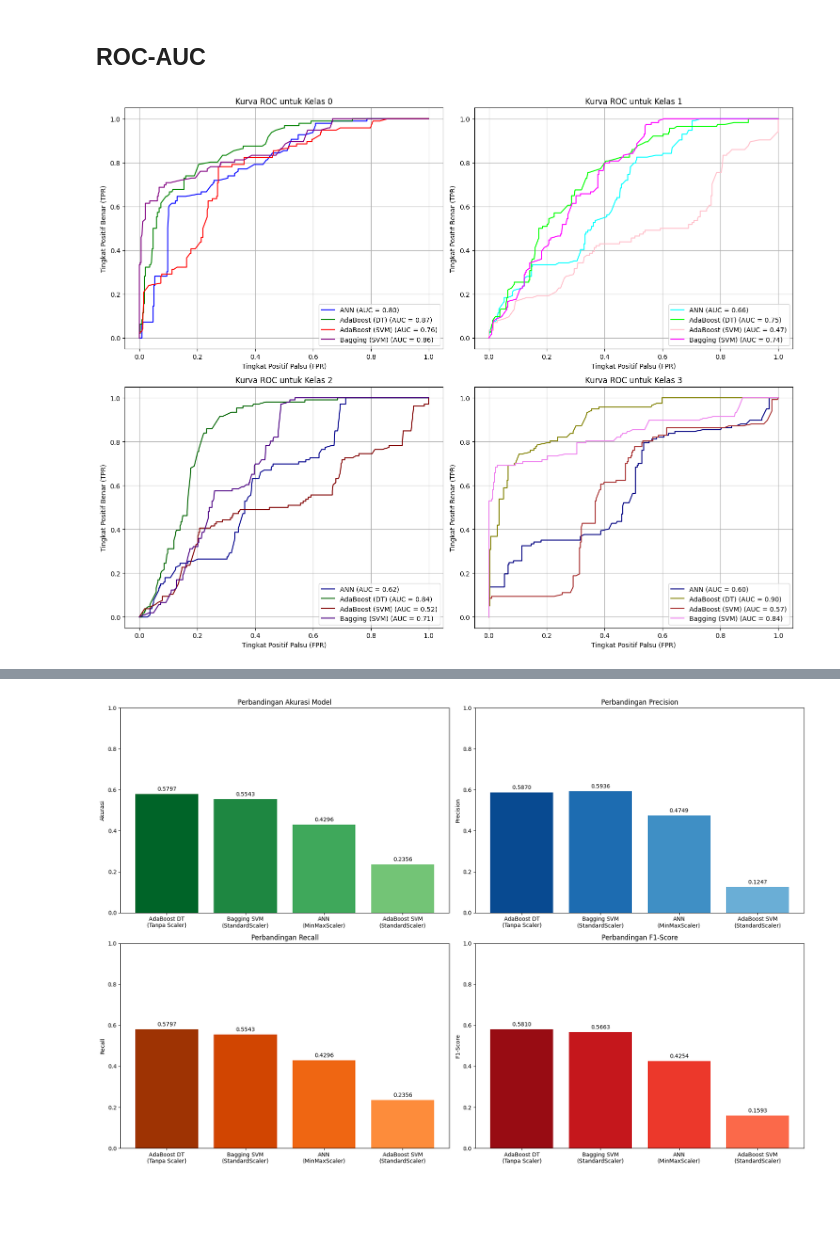
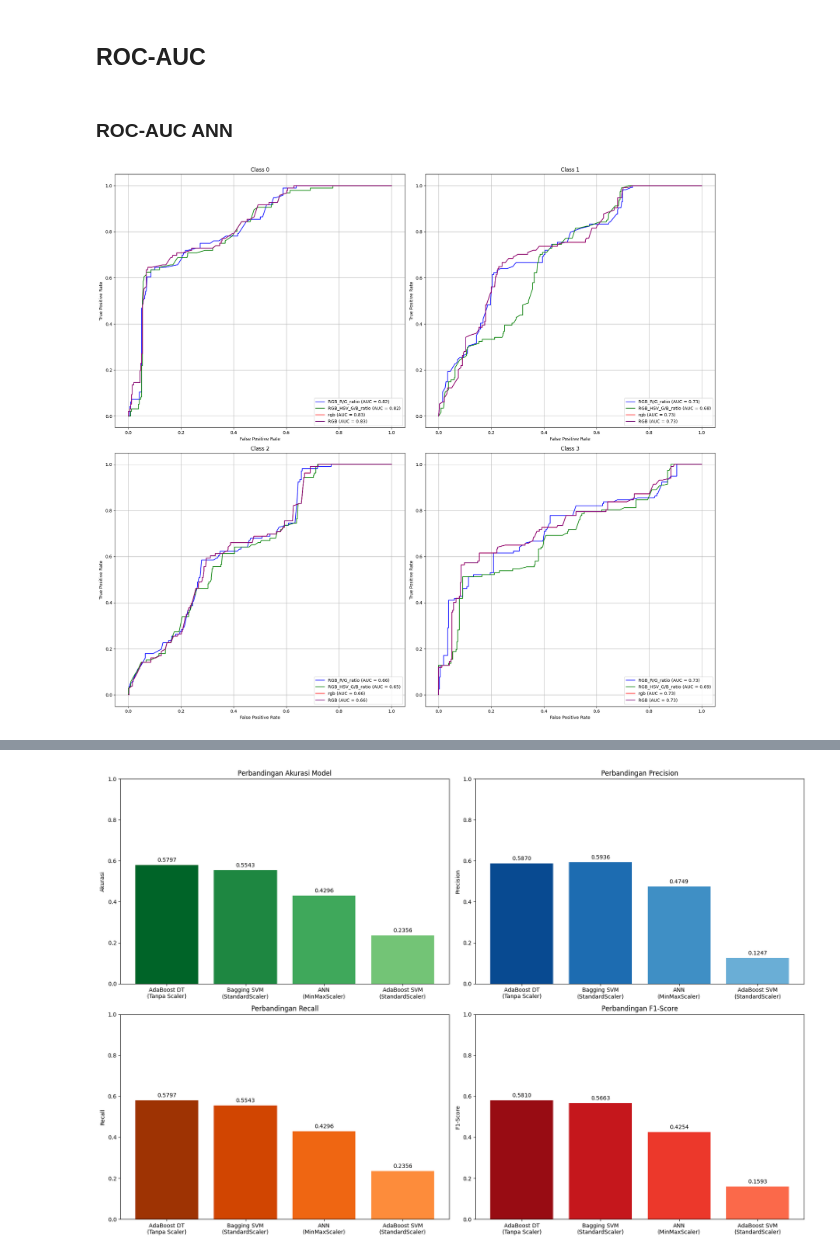
Before and after one commit to BimaBayuUWUUU/2141720019_TA_BIMA-BAYU-SAPUTRA, a Jupyter notebook: Ipynb/BismillahSatu.ipynb, the cells around one changed output, grey strips where cells are left out. Drawn from its saved outputs; the diff is of its cells as text; code cells hidden in the pictures; blank space fills up the shorter version.

Commit message:
update_multipleFiturCombination: Update Training, Evaluasi dan ROC-AUC

```diff
--- a/Ipynb/BismillahSatu.ipynb
+++ b/Ipynb/BismillahSatu.ipynb
@@ -424,3 +497,3 @@ def prepare_data(df):
 # %%
-data_prep = prepare_data(df_lab)
+data_prep = prepare_data_variasi_fitur(df_lab)
 # %% [output]
@@ -612,0 +710,4 @@ weighted avg       0.59      0.55      0.57       433
+# %%
+results_ann, metrics_df_ann = evaluate_single_model(
+    data_prep, train_ann, 'ANN'
+)
@@ -709,14 +1401,13 @@ def plot_roc_per_class(model_probs):
     plt.show()
-# %%
-# Organisasi probabilitas ke dalam dictionary
-model_probs = {
-        "ANN": y_prob_ann,
-        "AdaBoost (DT)": y_prob_ada_dt,
-        "AdaBoost (SVM)": y_prob_ada_svm,
-        "Bagging (SVM)": y_prob_bag_svm,
-    }
-
-# Panggil fungsi untuk memplot semua kurva ROC
-plot_roc_per_class(model_probs)
-# %% [output]
-[figure, removed]
+# %% [markdown]
+### **ROC-AUC ANN**
+# %%
+model_probs_ann = {group_name: results_ann[group_name]['y_prob'] for group_name in results_ann}
+plot_roc_per_model(
+    model_probs=model_probs_ann,
+    feature_groups=data_prep,  # data_prep berisi 'X_train', 'X_test', 'y_train', 'y_test' per grup fitur
+    model_name='ANN',  # Nama model yang sedang dievaluasi
+    metrics_df=metrics_df_ann,  # DataFrame yang berisi metrik evaluasi model
+)
+# %% [output]
+[figure, added]
```
Also changed, not shown: parts of 53 cells of this notebook.
